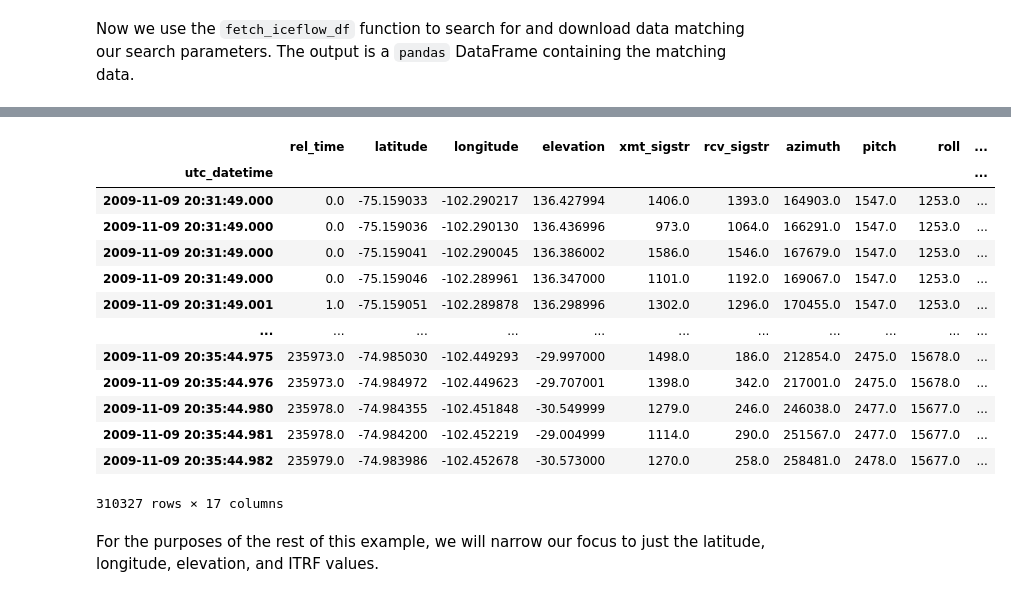
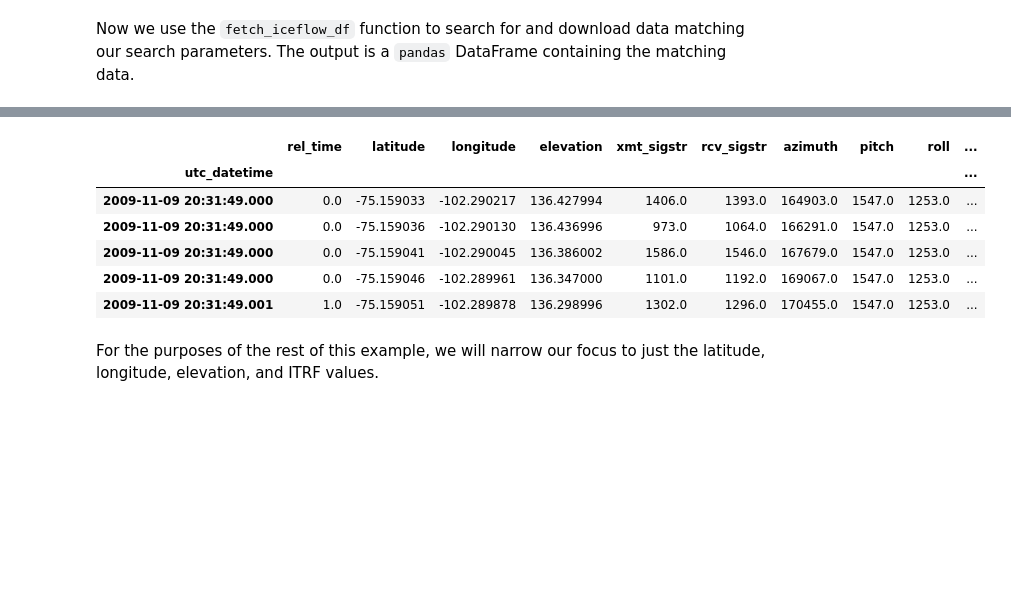
Before and after one commit to nsidc/iceflow, a Jupyter notebook: docs/iceflow-example.ipynb, the cells around one changed output, grey strips where cells are left out. Drawn from its saved outputs; the diff is of its cells as text; code cells hidden in the pictures; blank space fills up the shorter version.

Commit message:
Notebooks: use `df.head()` when previewing a df
This is more compact and makes it easier to scroll over notebooks

```diff
--- a/docs/iceflow-example.ipynb
+++ b/docs/iceflow-example.ipynb
@@ -50,5 +50,5 @@ iceflow_df = fetch_iceflow_df(
     output_itrf=None,
 )
 
-iceflow_df
+iceflow_df.head()
 # %% [output]
@@ -56,17 +56,10 @@ iceflow_df
 |  | rel_time | latitude | longitude | elevation | xmt_sigstr | rcv_sigstr | azimuth | pitch | roll | ... |
 | utc_datetime |  |  |  |  |  |  |  |  |  | ... |
 | 2009-11-09 20:31:49.000 | 0.0 | -75.159033 | -102.290217 | 136.427994 | 1406.0 | 1393.0 | 164903.0 | 1547.0 | 1253.0 | ... |
 | 2009-11-09 20:31:49.000 | 0.0 | -75.159036 | -102.290130 | 136.436996 | 973.0 | 1064.0 | 166291.0 | 1547.0 | 1253.0 | ... |
 | 2009-11-09 20:31:49.000 | 0.0 | -75.159041 | -102.290045 | 136.386002 | 1586.0 | 1546.0 | 167679.0 | 1547.0 | 1253.0 | ... |
 | 2009-11-09 20:31:49.000 | 0.0 | -75.159046 | -102.289961 | 136.347000 | 1101.0 | 1192.0 | 169067.0 | 1547.0 | 1253.0 | ... |
 | 2009-11-09 20:31:49.001 | 1.0 | -75.159051 | -102.289878 | 136.298996 | 1302.0 | 1296.0 | 170455.0 | 1547.0 | 1253.0 | ... |
-| ... | ... | ... | ... | ... | ... | ... | ... | ... | ... | ... |
-| 2009-11-09 20:35:44.975 | 235973.0 | -74.985030 | -102.449293 | -29.997000 | 1498.0 | 186.0 | 212854.0 | 2475.0 | 15678.0 | ... |
-| 2009-11-09 20:35:44.976 | 235973.0 | -74.984972 | -102.449623 | -29.707001 | 1398.0 | 342.0 | 217001.0 | 2475.0 | 15678.0 | ... |
-| 2009-11-09 20:35:44.980 | 235978.0 | -74.984355 | -102.451848 | -30.549999 | 1279.0 | 246.0 | 246038.0 | 2477.0 | 15677.0 | ... |
-| 2009-11-09 20:35:44.981 | 235978.0 | -74.984200 | -102.452219 | -29.004999 | 1114.0 | 290.0 | 251567.0 | 2477.0 | 15677.0 | ... |
-| 2009-11-09 20:35:44.982 | 235979.0 | -74.983986 | -102.452678 | -30.573000 | 1270.0 | 258.0 | 258481.0 | 2478.0 | 15677.0 | ... |
-310327 rows × 17 columns
 # %% [markdown]
 For the purposes of the rest of this example, we will narrow our focus to just the latitude, longitude, elevation, and ITRF values.
 # %%
```
Also changed, not shown: parts of 4 cells of this notebook, 3 other files.
